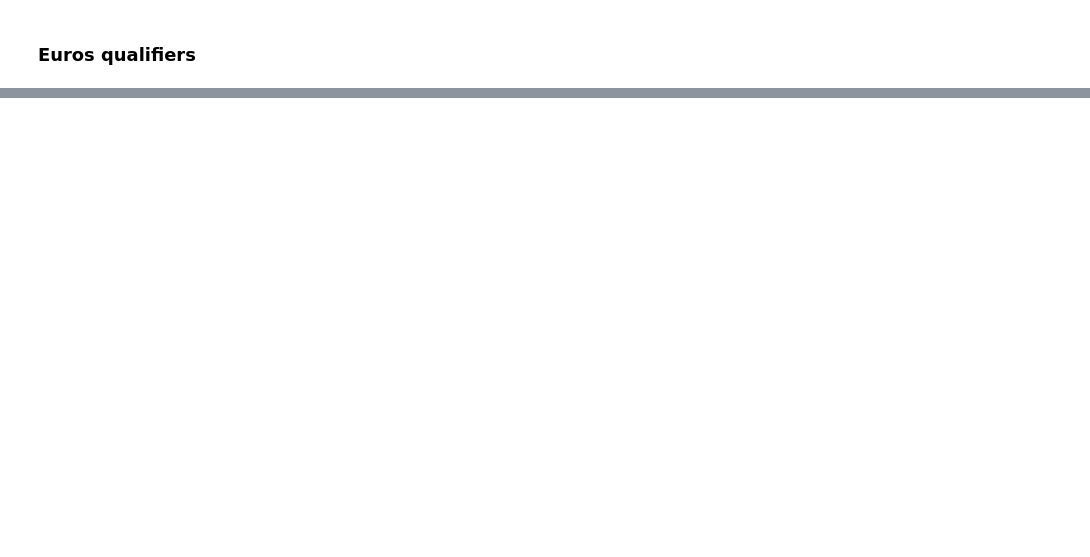
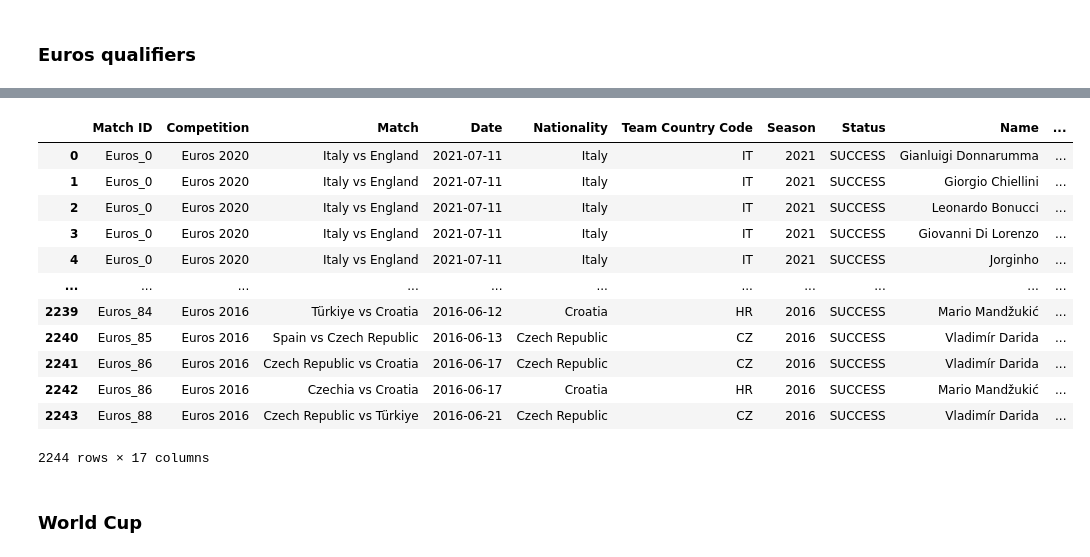
Before and after one commit to finnlsmith/footy_project_market_value_rankings, a Jupyter notebook: create_dataset_1/readd_terrikon_data.ipynb, the cells around one changed output, grey strips where cells are left out. Cells and saved outputs as stored; diff of their text form; code cells hidden in the pictures; blank space fills up the shorter version.

Commit message:
Re-added all the new lineups from TM

```diff
--- a/create_dataset_1/readd_terrikon_data.ipynb
+++ b/create_dataset_1/readd_terrikon_data.ipynb
@@ -1166,0 +1363,33 @@ KeyError: 'Code'
+# %%
+
+for i in range(0, len(lineups_euros)):
+    if lineups_euros.at[i, 'Date'].startswith('Sat '):
+        lineups_euros.at[i, 'Date'] = lineups_euros.at[i, 'Date'].split('Sat ')[1]
+    elif lineups_euros.at[i, 'Date'].startswith('Sun '):
+        lineups_euros.at[i, 'Date'] = lineups_euros.at[i, 'Date'].split('Sun ')[1]
+    elif lineups_euros.at[i, 'Date'].startswith('Wed '):
+        lineups_euros.at[i, 'Date'] = lineups_euros.at[i, 'Date'].split('Wed ')[1]
+    elif lineups_euros.at[i, 'Date'].startswith('Tue '):
+        lineups_euros.at[i, 'Date'] = lineups_euros.at[i, 'Date'].split('Tue ')[1]
+    elif lineups_euros.at[i, 'Date'].startswith('Thu '):
+        lineups_euros.at[i, 'Date'] = lineups_euros.at[i, 'Date'].split('Thu ')[1]
+    elif lineups_euros.at[i, 'Date'].startswith('Mon '):
+        lineups_euros.at[i, 'Date'] = lineups_euros.at[i, 'Date'].split('Mon ')[1]
+    elif lineups_euros.at[i, 'Date'].startswith('Fri '):
+        lineups_euros.at[i, 'Date'] = lineups_euros.at[i, 'Date'].split('Fri ')[1]
+lineups_euros['Date'] = pd.to_datetime(lineups_euros['Date'])
+
+lineups_euros['Status New'] = ''
+
+#lineups_euros = lineups_euros.drop(columns={'Match ID'})
+lineups_euros['Match ID'] = ''
+for index, row in lineups_euros.iterrows():
+    comp = row['Competition General']
+    index_of_unnamed = lineups_euros.at[index, 'Unnamed: 0']
+    match_ID = f"{comp}_{index_of_unnamed}"
+    lineups_euros.at[index, 'Match ID'] = match_ID
+
+lookup_dataset_1 = pd.DataFrame()
+
+
+not_found_dataset = pd.DataFrame()
@@ -1166,0 +1543,2 @@ KeyError: 'Code'
+# %%
+not_found_dataset['Status New'] = ''
@@ -1166,0 +1610,22 @@ KeyError: 'Code'
+# %%
+for index, row in not_found_dataset.iterrows():
+    if row['Status New'] == '':
+        not_found_dataset.at[index, 'Status'] = 'FAIL - NEW'
+# %%
+final_dataset_euros = pd.concat([lookup_dataset_1, not_found_dataset], ignore_index=True)
+# %%
+final_dataset_euros
+# %% [output]
+|  | Match ID | Competition | Match | Date | Nationality | Team Country Code | Season | Status | Name | ... |
+| 0 | Euros_0 | Euros 2020 | Italy vs England | 2021-07-11 | Italy | IT | 2021 | SUCCESS | Gianluigi Donnarumma | ... |
+| 1 | Euros_0 | Euros 2020 | Italy vs England | 2021-07-11 | Italy | IT | 2021 | SUCCESS | Giorgio Chiellini | ... |
+| 2 | Euros_0 | Euros 2020 | Italy vs England | 2021-07-11 | Italy | IT | 2021 | SUCCESS | Leonardo Bonucci | ... |
+| 3 | Euros_0 | Euros 2020 | Italy vs England | 2021-07-11 | Italy | IT | 2021 | SUCCESS | Giovanni Di Lorenzo | ... |
+| 4 | Euros_0 | Euros 2020 | Italy vs England | 2021-07-11 | Italy | IT | 2021 | SUCCESS | Jorginho | ... |
+| ... | ... | ... | ... | ... | ... | ... | ... | ... | ... | ... |
+| 2239 | Euros_84 | Euros 2016 | Türkiye vs Croatia | 2016-06-12 | Croatia | HR | 2016 | SUCCESS | Mario Mandžukić | ... |
+| 2240 | Euros_85 | Euros 2016 | Spain vs Czech Republic | 2016-06-13 | Czech Republic | CZ | 2016 | SUCCESS | Vladimír Darida | ... |
+| 2241 | Euros_86 | Euros 2016 | Czech Republic vs Croatia | 2016-06-17 | Czech Republic | CZ | 2016 | SUCCESS | Vladimír Darida | ... |
+| 2242 | Euros_86 | Euros 2016 | Czechia vs Croatia | 2016-06-17 | Croatia | HR | 2016 | SUCCESS | Mario Mandžukić | ... |
+| 2243 | Euros_88 | Euros 2016 | Czech Republic vs Türkiye | 2016-06-21 | Czech Republic | CZ | 2016 | SUCCESS | Vladimír Darida | ... |
+2244 rows × 17 columns
@@ -1166,0 +1634,2 @@ KeyError: 'Code'
+# %% [markdown]
+### World Cup
```
Also changed, not shown: parts of 68 cells of this notebook, 48 other files.
